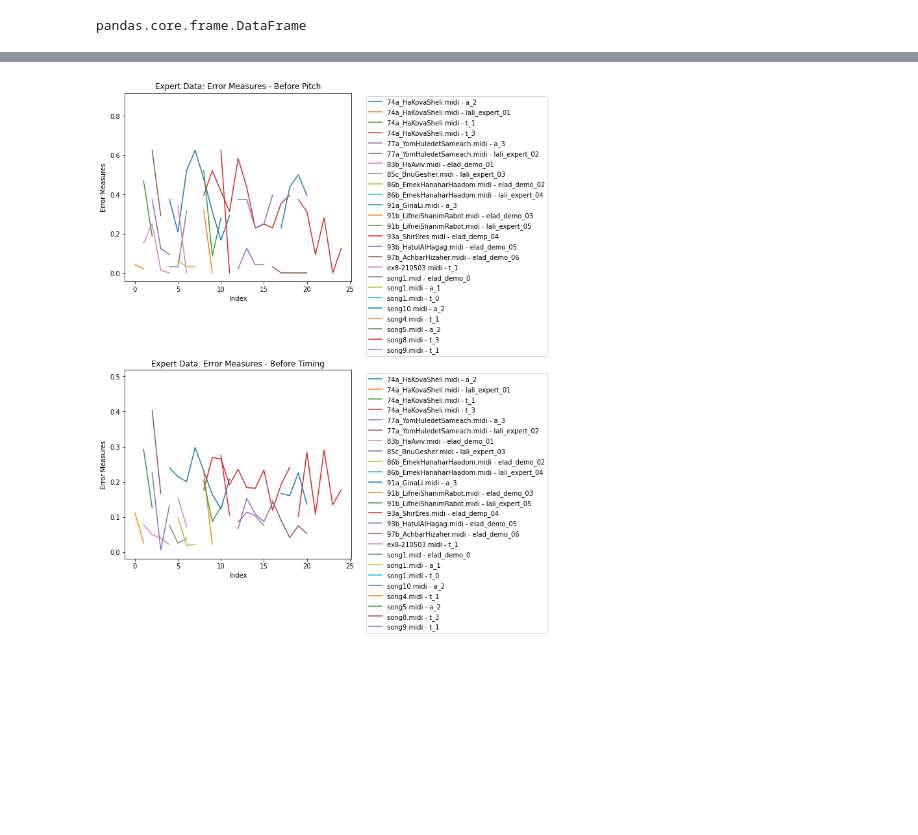
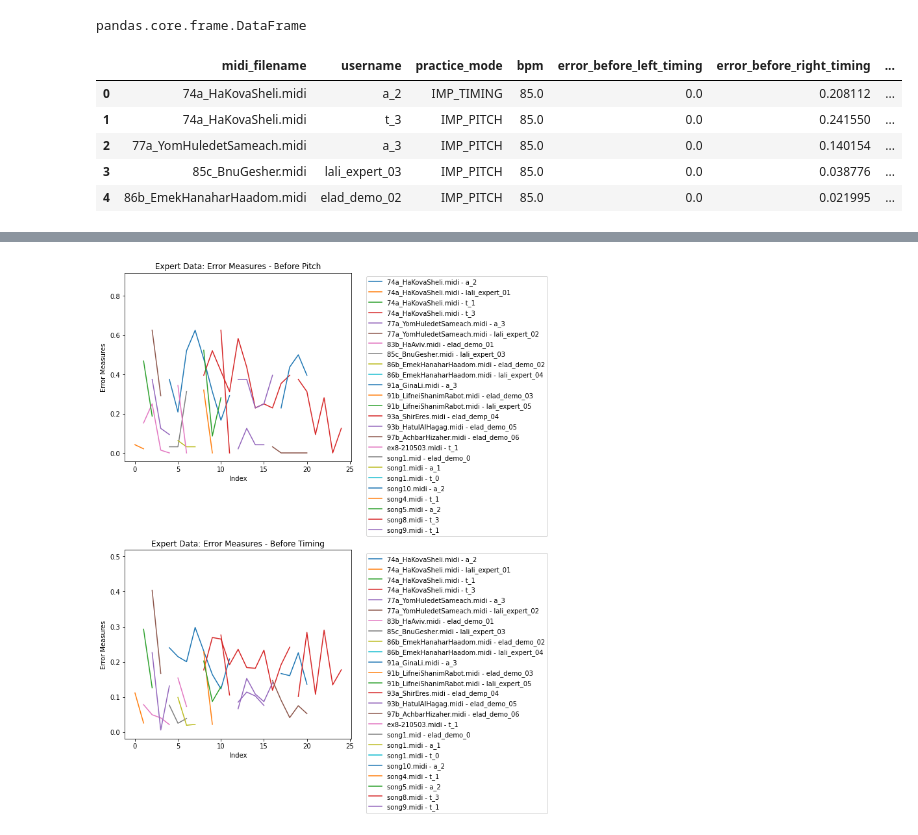
Before and after one commit to eladvromen/GP_optimization, a Jupyter notebook: GP_OPTIMIZATION_utility.ipynb, the cells around one changed output, grey strips where cells are left out. Drawn from its saved outputs; the diff is of its cells as text; code cells hidden in the pictures; blank space fills up the shorter version.

```diff
--- a/GP_OPTIMIZATION_utility.ipynb
+++ b/GP_OPTIMIZATION_utility.ipynb
@@ -25,0 +75,9 @@ pandas.core.frame.DataFrame
+# %%
+test_data.head()
+# %% [output]
+|  | midi_filename | username | practice_mode | bpm | error_before_left_timing | error_before_right_timing | ... |
+| 0 | 74a_HaKovaSheli.midi | a_2 | IMP_TIMING | 85.0 | 0.0 | 0.208112 | ... |
+| 1 | 74a_HaKovaSheli.midi | t_3 | IMP_PITCH | 85.0 | 0.0 | 0.241550 | ... |
+| 2 | 77a_YomHuledetSameach.midi | a_3 | IMP_PITCH | 85.0 | 0.0 | 0.140154 | ... |
+| 3 | 85c_BnuGesher.midi | lali_expert_03 | IMP_PITCH | 85.0 | 0.0 | 0.038776 | ... |
+| 4 | 86b_EmekHanaharHaadom.midi | elad_demo_02 | IMP_PITCH | 85.0 | 0.0 | 0.021995 | ... |
```
Also changed, not shown: parts of 8 cells of this notebook.
